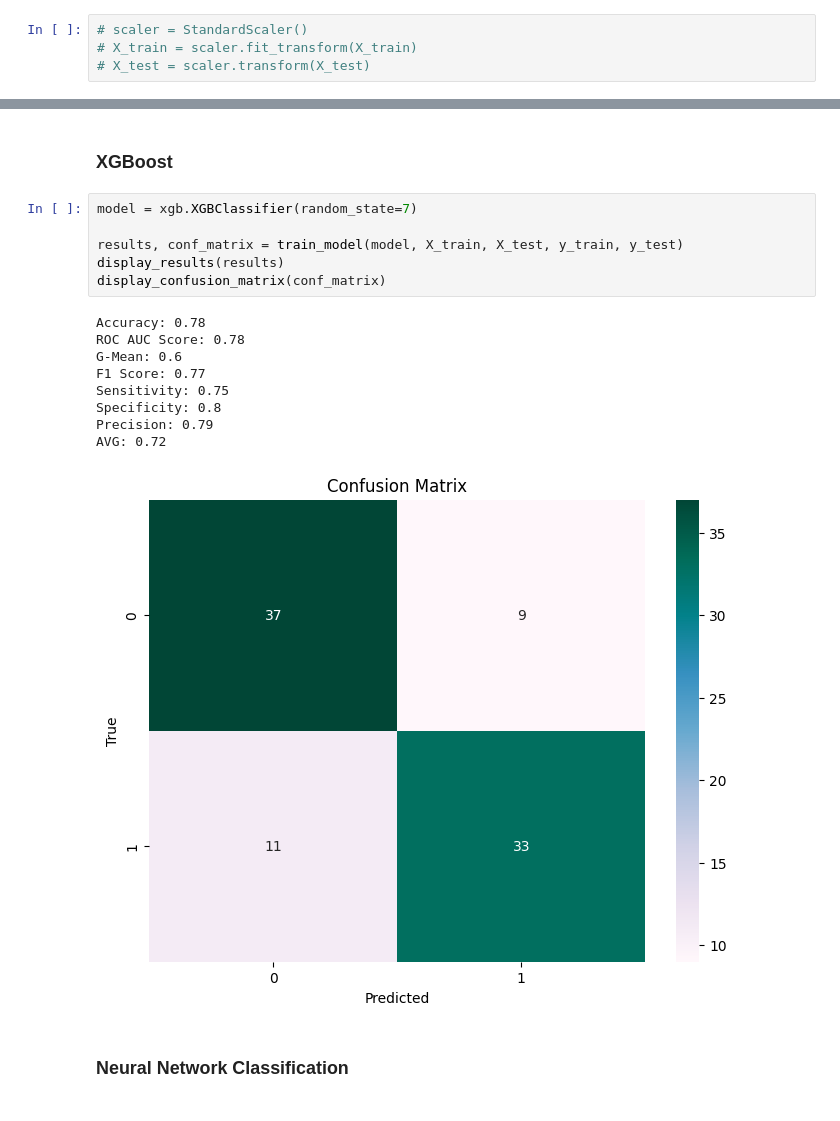
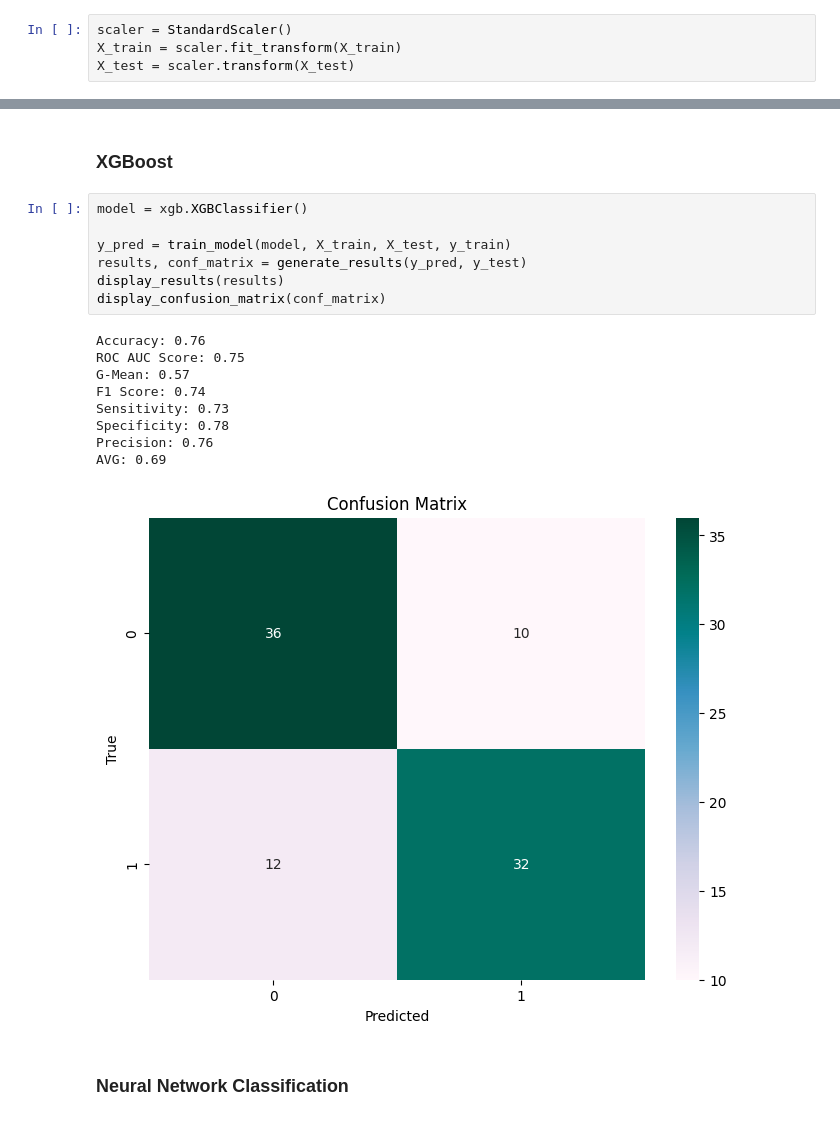
Before and after one commit to MrDomian/Heart-Disease-Risk-Prediction, a Jupyter notebook: Machine learning.ipynb, the cells around one changed output, grey strips where cells are left out. Saved outputs shown, nothing was run; the diff lists cells and outputs as text.

```diff
--- a/Machine learning.ipynb
+++ b/Machine learning.ipynb
@@ -45,9 +45,9 @@ X_train, X_test, y_train, y_test = train_test_split(X, y, test_size=0.3, random_
 # %% [markdown]
 ### Standardization of Data
 # %%
-# scaler = StandardScaler()
-# X_train = scaler.fit_transform(X_train)
-# X_test = scaler.transform(X_test)
+scaler = StandardScaler()
+X_train = scaler.fit_transform(X_train)
+X_test = scaler.transform(X_test)
 # %% [markdown]
 ### Data Balancing
 # %%
@@ -146,21 +157,22 @@ AVG: 0.73
 # %% [markdown]
 ### XGBoost
 # %%
-model = xgb.XGBClassifier(random_state=7)
+model = xgb.XGBClassifier()
 
-results, conf_matrix = train_model(model, X_train, X_test, y_train, y_test)
+y_pred = train_model(model, X_train, X_test, y_train)
+results, conf_matrix = generate_results(y_pred, y_test)
 display_results(results)
 display_confusion_matrix(conf_matrix)
 # %% [output]
-Accuracy: 0.78
-ROC AUC Score: 0.78
-G-Mean: 0.6
-F1 Score: 0.77
-Sensitivity: 0.75
-Specificity: 0.8
-Precision: 0.79
-AVG: 0.72
+Accuracy: 0.76
+ROC AUC Score: 0.75
+G-Mean: 0.57
+F1 Score: 0.74
+Sensitivity: 0.73
+Specificity: 0.78
+Precision: 0.76
+AVG: 0.69
-[figure, old version]
+[figure, new version]
 # %% [markdown]
 ### Neural Network Classification
 # %%
```
Also changed, not shown: parts of 8 cells of this notebook.
